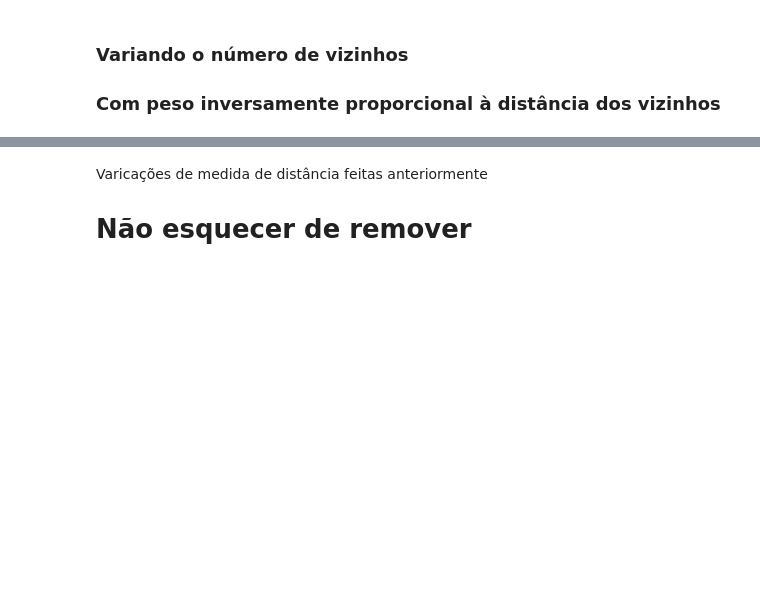
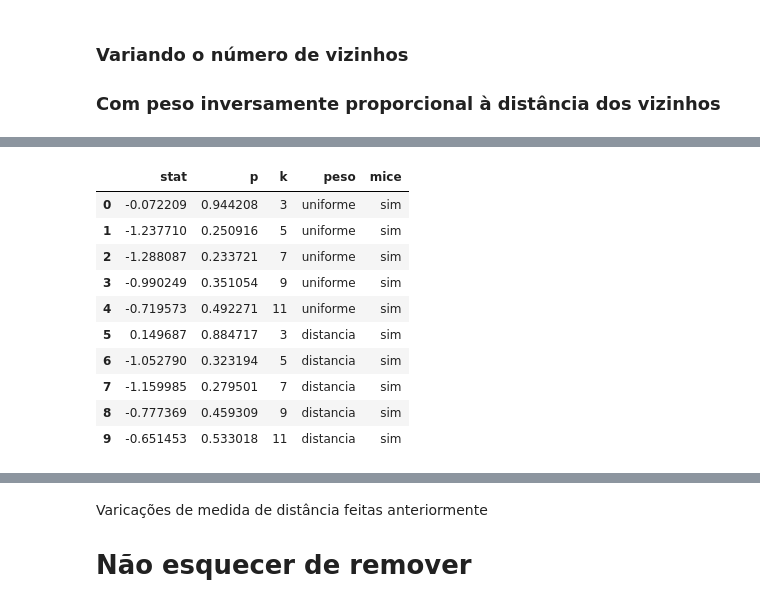
Before and after one commit to Larilw/T2_ICD, a Jupyter notebook: trabalho2.ipynb, the cells around one changed output, grey strips where cells are left out. Cells and saved outputs as stored; diff of their text form; code cells hidden in the pictures; blank space fills up the shorter version.

```diff
--- a/trabalho2.ipynb
+++ b/trabalho2.ipynb
@@ -100,7 +101,7 @@ Negatives: 500 | Positives: 268
 
 * Serão geradas 10 partes iguais para realização de comparação posterior
 # %%
-kf = KFold(n_splits=10)
+kf = KFold(n_splits=5)
 # %% [markdown]
 # Classificador default
 
@@ -738,7 +657,7 @@ Acurácia média n3 utilizando mice: 73.16%
 # %%
 knn_n5 = KNeighborsClassifier(n_neighbors=5, metric='euclidean', weights='distance')
 
-acuracia_n5 = []
+acuracia_n5_distancia_mice = []
 
 for i, (train_index, test_index) in enumerate(kf.split(X_mice)):
     X_train, X_test = X_mice.iloc[train_index], X_mice.iloc[test_index]
@@ -750,11 +669,11 @@ for i, (train_index, test_index) in enumerate(kf.split(X_mice)):
 
     acuracia = accuracy_score(y_test, y_pred1)
 
-    acuracia_n5.append(acuracia)
+    acuracia_n5_distancia_mice.append(acuracia)
 
     print(f"Fold {i}: {acuracia*100.0:.2f}%")
 
-acuracia_media_n5 = sum(acuracia_n5) / len(acuracia_n5) * 100
+acuracia_media_n5 = sum(acuracia_n5_distancia_mice) / len(acuracia_n5_distancia_mice) * 100
 
 
 print("Acurácia média n5 utilizando mice: {:.2f}%".format(acuracia_media_n5))
@@ -775,7 +689,7 @@ Acurácia média n5 utilizando mice: 75.12%
 # %%
 knn_n7 = KNeighborsClassifier(n_neighbors=7, metric='euclidean', weights='distance')
 
-acuracia_n7 = []
+acuracia_n7_distancia_mice = []
 
 for i, (train_index, test_index) in enumerate(kf.split(X_mice)):
     X_train, X_test = X_mice.iloc[train_index], X_mice.iloc[test_index]
@@ -787,11 +701,11 @@ for i, (train_index, test_index) in enumerate(kf.split(X_mice)):
 
     acuracia = accuracy_score(y_test, y_pred1)
 
-    acuracia_n7.append(acuracia)
+    acuracia_n7_distancia_mice.append(acuracia)
 
     print(f"Fold {i}: {acuracia*100.0:.2f}%")
 
-acuracia_media_n7 = sum(acuracia_n7) / len(acuracia_n7) * 100
+acuracia_media_n7 = sum(acuracia_n7_distancia_mice) / len(acuracia_n7_distancia_mice) * 100
 
 
 print("Acurácia média n7 utilizando mice: {:.2f}%".format(acuracia_media_n7))
@@ -812,7 +721,7 @@ Acurácia média n7 utilizando mice: 76.30%
 # %%
 knn_n9 = KNeighborsClassifier(n_neighbors=9, metric='euclidean', weights='distance')
 
-acuracia_n9 = []
+acuracia_n9_distancia_mice = []
 
 for i, (train_index, test_index) in enumerate(kf.split(X_mice)):
     X_train, X_test = X_mice.iloc[train_index], X_mice.iloc[test_index]
@@ -824,11 +733,11 @@ for i, (train_index, test_index) in enumerate(kf.split(X_mice)):
 
     acuracia = accuracy_score(y_test, y_pred1)
 
-    acuracia_n9.append(acuracia)
+    acuracia_n9_distancia_mice.append(acuracia)
 
     print(f"Fold {i}: {acuracia*100.0:.2f}%")
 
-acuracia_media_n9 = sum(acuracia_n9) / len(acuracia_n9) * 100
+acuracia_media_n9 = sum(acuracia_n9_distancia_mice) / len(acuracia_n9_distancia_mice) * 100
 
 
 print("Acurácia média n9 utilizando mice: {:.2f}%".format(acuracia_media_n9))
@@ -848,0 +838,58 @@ Acurácia média n9 utilizando mice: 76.17%
+# %%
+colunas = {'stat': [], 'p':[], 'k':[], 'peso':[], 'mice':[]}
+
+t_student_com_mice = pd.DataFrame(colunas)
+
+# Para k=3 e peso uniforme
+stat, p = ttest_ind(acuracia_default_sem_mice, acuracia_n3_uniforme_mice)
+t_student_com_mice.loc[len(t_student_com_mice)] = [stat, p, 3, 'uniforme', 'sim']
+
+# Para k=5 e peso uniforme
+stat, p = ttest_ind(acuracia_default_sem_mice, acuracia_n5_uniforme_mice)
+t_student_com_mice.loc[len(t_student_com_mice)] = [stat, p, 5, 'uniforme', 'sim']
+
+# Para k=7 e peso uniforme
+stat, p = ttest_ind(acuracia_default_sem_mice, acuracia_n7_uniforme_mice)
+t_student_com_mice.loc[len(t_student_com_mice)] = [stat, p, 7, 'uniforme', 'sim']
+
+# Para k=9 e peso uniforme
+stat, p = ttest_ind(acuracia_default_sem_mice, acuracia_n9_uniforme_mice)
+t_student_com_mice.loc[len(t_student_com_mice)] = [stat, p, 9, 'uniforme', 'sim']
+
+# Para k=11 e peso uniforme
+stat, p = ttest_ind(acuracia_default_sem_mice, acuracia_n11_uniforme_mice)
+t_student_com_mice.loc[len(t_student_com_mice)] = [stat, p, 11, 'uniforme', 'sim']
+
+# Para k=3 e peso proporcional à distância
+stat, p = ttest_ind(acuracia_default_sem_mice, acuracia_n3_distancia_mice)
+t_student_com_mice.loc[len(t_student_com_mice)] = [stat, p, 3, 'distancia', 'sim']
+
+# Para k=5 e peso proporcional à distância
+stat, p = ttest_ind(acuracia_default_sem_mice, acuracia_n5_distancia_mice)
+t_student_com_mice.loc[len(t_student_com_mice)] = [stat, p, 5, 'distancia', 'sim']
+
+# Para k=7 e peso proporcional à distância
+stat, p = ttest_ind(acuracia_default_sem_mice, acuracia_n7_distancia_mice)
+t_student_com_mice.loc[len(t_student_com_mice)] = [stat, p, 7, 'distancia', 'sim']
+
+# Para k=9 e peso proporcional à distância
+stat, p = ttest_ind(acuracia_default_sem_mice, acuracia_n9_distancia_mice)
+t_student_com_mice.loc[len(t_student_com_mice)] = [stat, p, 9, 'distancia', 'sim']
+
+# Para k=11 e peso proporcional à distância
+stat, p = ttest_ind(acuracia_default_sem_mice, acuracia_n11_distancia_mice)
+t_student_com_mice.loc[len(t_student_com_mice)] = [stat, p, 11, 'distancia', 'sim']
+
+t_student_com_mice
+# %% [output]
+|  | stat | p | k | peso | mice |
+| 0 | -0.072209 | 0.944208 | 3 | uniforme | sim |
+| 1 | -1.237710 | 0.250916 | 5 | uniforme | sim |
+| 2 | -1.288087 | 0.233721 | 7 | uniforme | sim |
+| 3 | -0.990249 | 0.351054 | 9 | uniforme | sim |
+| 4 | -0.719573 | 0.492271 | 11 | uniforme | sim |
+| 5 | 0.149687 | 0.884717 | 3 | distancia | sim |
+| 6 | -1.052790 | 0.323194 | 5 | distancia | sim |
+| 7 | -1.159985 | 0.279501 | 7 | distancia | sim |
+| 8 | -0.777369 | 0.459309 | 9 | distancia | sim |
+| 9 | -0.651453 | 0.533018 | 11 | distancia | sim |
```
Also changed, not shown: parts of 46 cells of this notebook.
